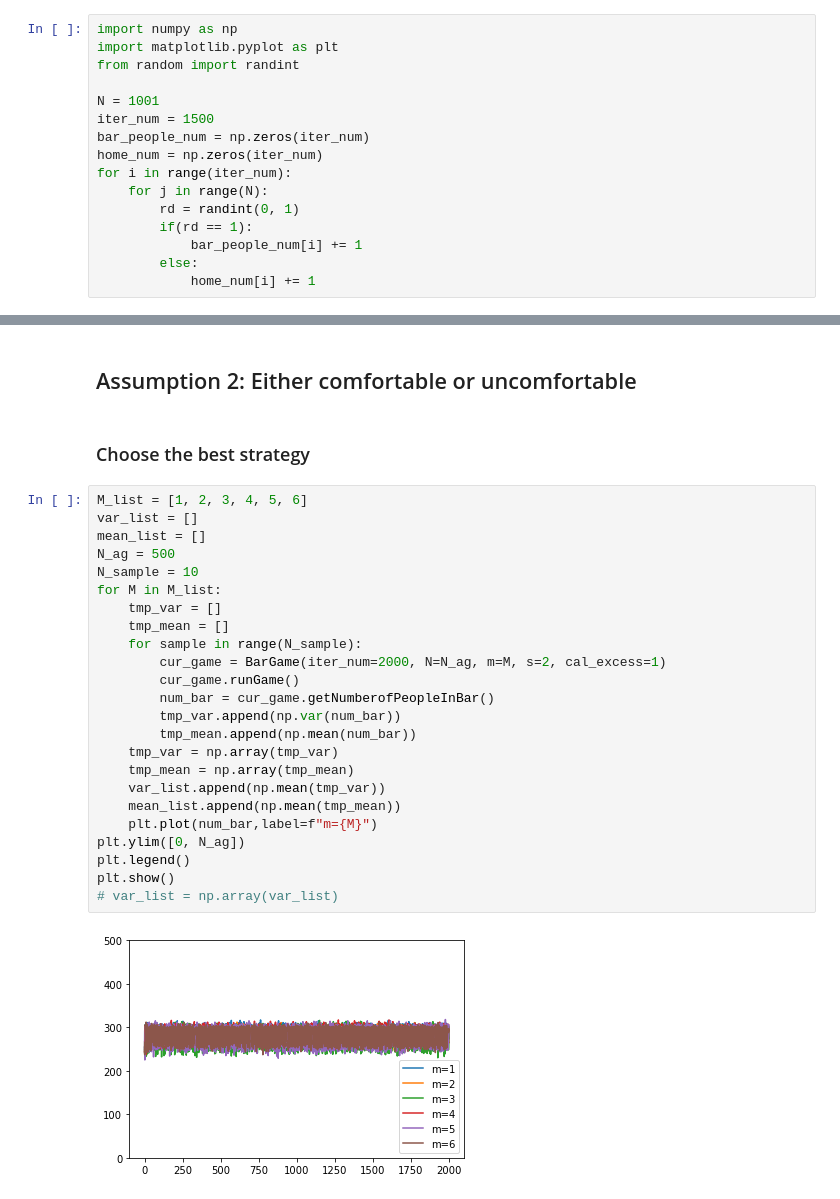
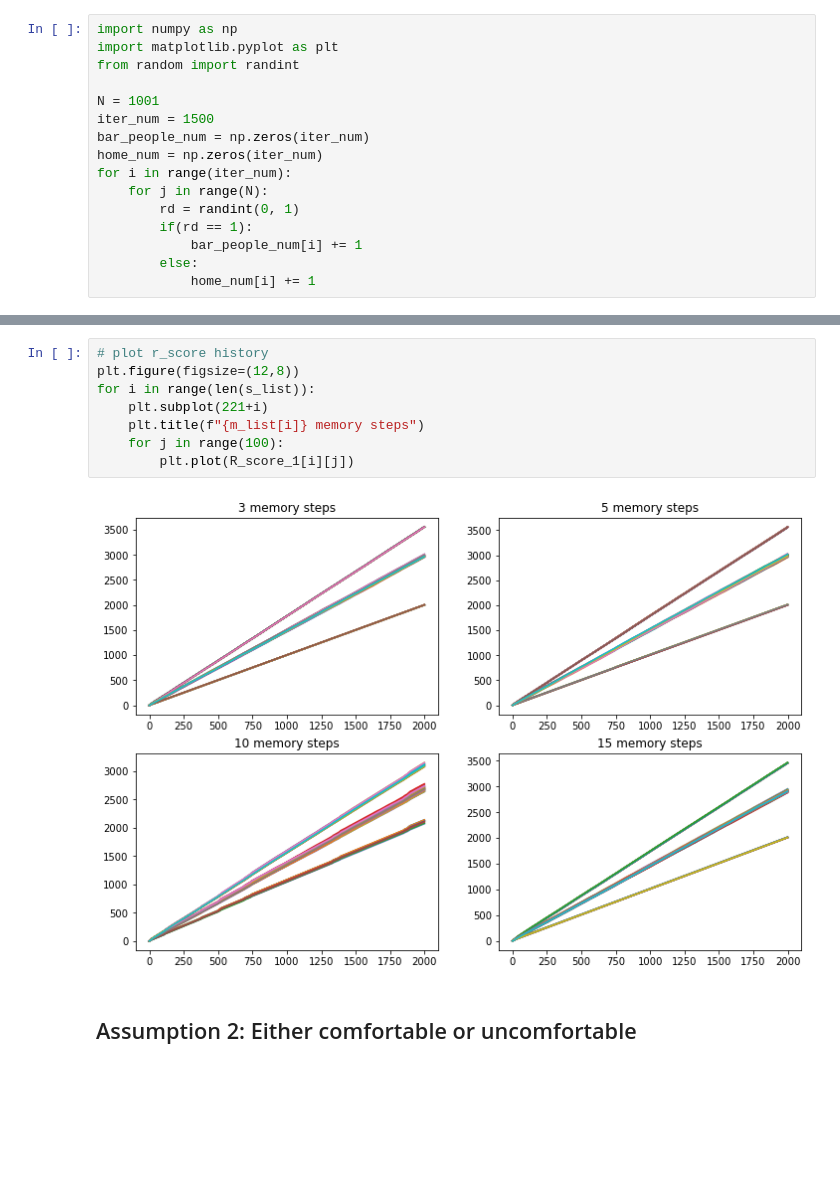
Before and after one commit to suizihuang/MSDM5003-Final-Project, a Jupyter notebook: el_farol_bar_v0.3.ipynb, the cells around one changed output, grey strips where cells are left out. Cells and saved outputs as stored; diff of their text form; blank space fills up the shorter version.

```diff
--- a/el_farol_bar_v0.3.ipynb
+++ b/el_farol_bar_v0.3.ipynb
@@ -203,30 +187,12 @@ plt.show()
+# %%
+# plot r_score history
+plt.figure(figsize=(12,8))
+for i in range(len(s_list)):
+    plt.subplot(221+i)
+    plt.title(f"{m_list[i]} memory steps")
+    for j in range(100):
+        plt.plot(R_score_1[i][j])
+# %% [output]
+[figure, added]
 # %% [markdown]
 ## Assumption 2: Either comfortable or uncomfortable
-# %% [markdown]
-### Choose the best strategy
-# %%
-M_list = [1, 2, 3, 4, 5, 6]
-var_list = []
-mean_list = []
-N_ag = 500
-N_sample = 10
-for M in M_list:
-    tmp_var = []
-    tmp_mean = []
-    for sample in range(N_sample):
-        cur_game = BarGame(iter_num=2000, N=N_ag, m=M, s=2, cal_excess=1)
-        cur_game.runGame()
-        num_bar = cur_game.getNumberofPeopleInBar()
-        tmp_var.append(np.var(num_bar))
-        tmp_mean.append(np.mean(num_bar))
-    tmp_var = np.array(tmp_var)
-    tmp_mean = np.array(tmp_mean)
-    var_list.append(np.mean(tmp_var))
-    mean_list.append(np.mean(tmp_mean))
-    plt.plot(num_bar,label=f"m={M}")
-plt.ylim([0, N_ag])
-plt.legend()
-plt.show()
-# var_list = np.array(var_list)
-# %% [output]
-[figure, removed]
```
Also changed, not shown: parts of 39 cells of this notebook.
